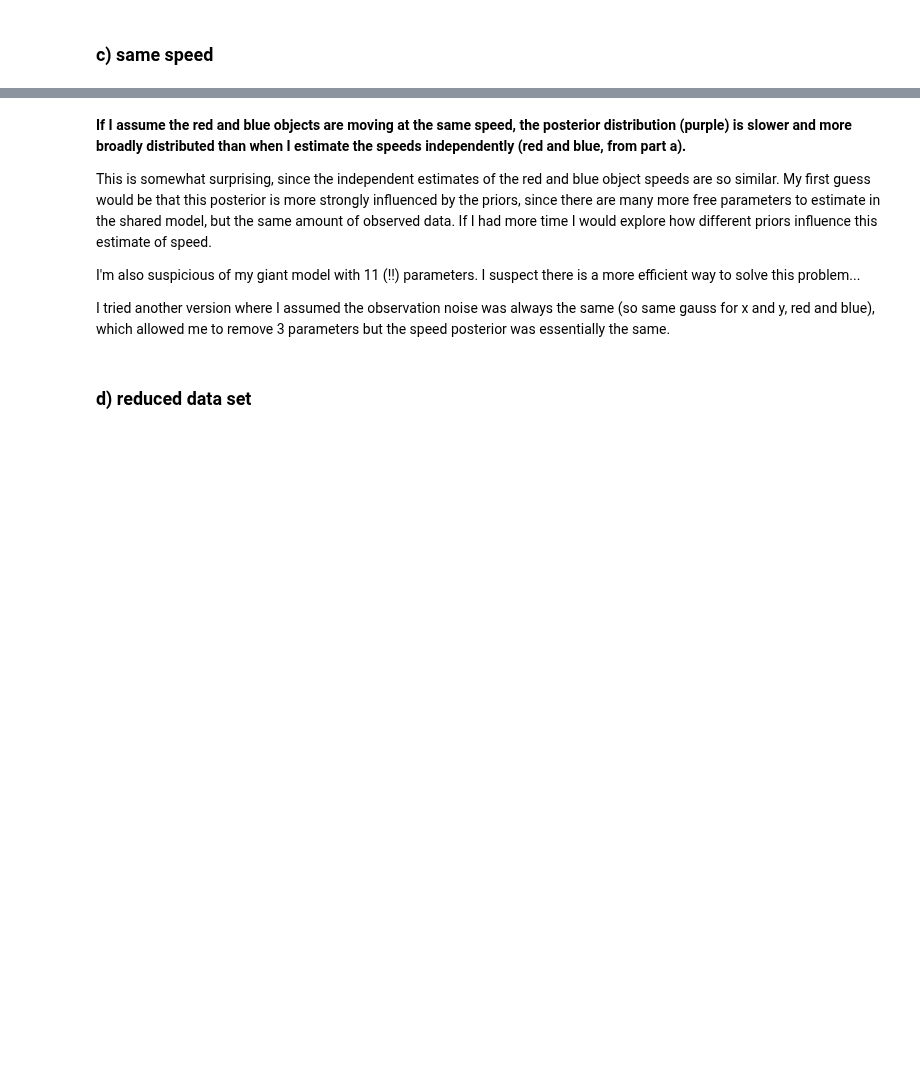
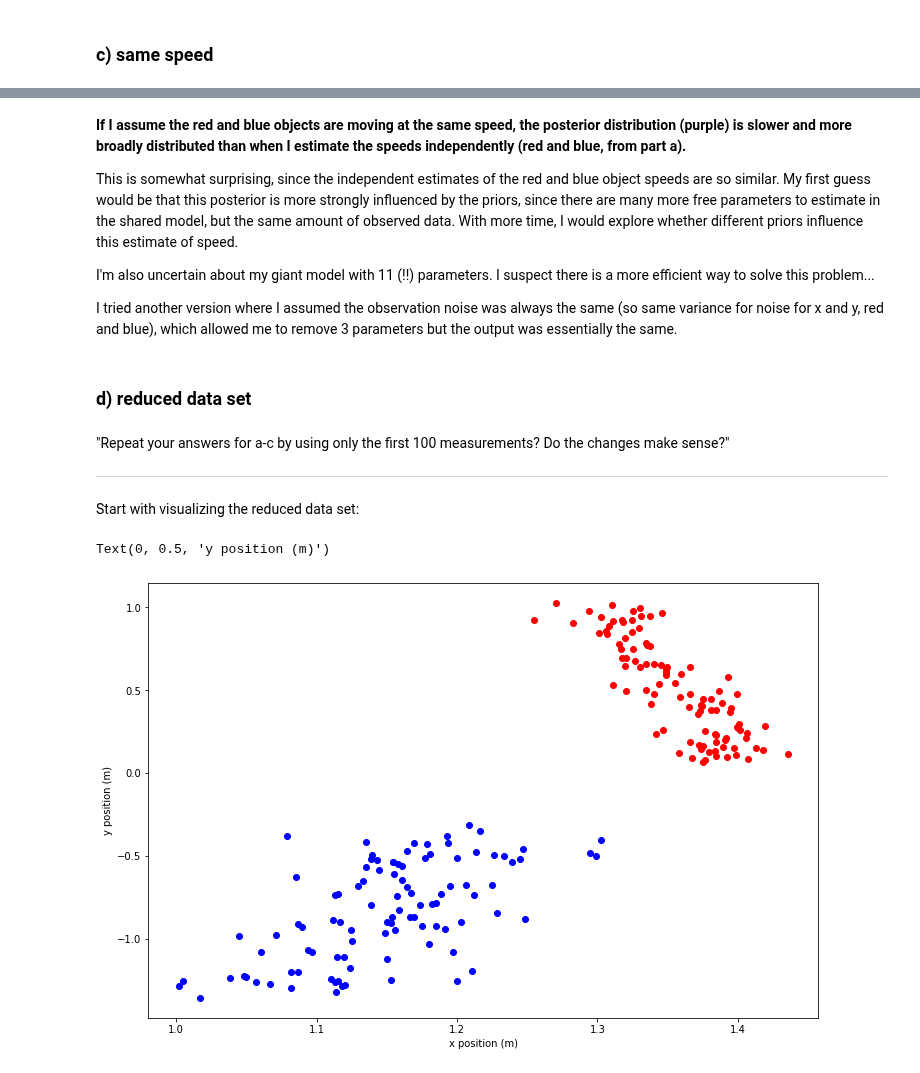
Before and after one commit to zbalewski/python-ay250-homework, a Jupyter notebook: hw_8/hw_8_notebook.ipynb, the cells around one changed output, grey strips where cells are left out. Saved outputs shown, nothing was run; the diff lists cells and outputs as text; code cells hidden in the pictures; blank space fills up the shorter version.

```diff
--- a/hw_8/hw_8_notebook.ipynb
+++ b/hw_8/hw_8_notebook.ipynb
@@ -524,10 +528,30 @@ ax.legend(['shared','red only','blue only'])
 # %% [markdown]
 **If I assume the red and blue objects are moving at the same speed, the posterior distribution (purple) is slower and more broadly distributed than when I estimate the speeds independently (red and blue, from part a).**
 
-This is somewhat surprising, since the independent estimates of the red and blue object speeds are so similar. My first guess would be that this posterior is more strongly influenced by the priors, since there are many more free parameters to estimate in the shared model, but the same amount of observed data. If I had more time I would explore how different priors influence this estimate of speed.
+This is somewhat surprising, since the independent estimates of the red and blue object speeds are so similar. My first guess would be that this posterior is more strongly influenced by the priors, since there are many more free parameters to estimate in the shared model, but the same amount of observed data. With more time, I would explore whether different priors influence this estimate of speed.
 
-I'm also suspicious of my giant model with 11 (!!) parameters. I suspect there is a more efficient way to solve this problem...
+I'm also uncertain about my giant model with 11 (!!) parameters. I suspect there is a more efficient way to solve this problem...
 
-I tried another version where I assumed the observation noise was always the same (so same gauss for x and y, red and blue), which allowed me to remove 3 parameters but the speed posterior was essentially the same.
+I tried another version where I assumed the observation noise was always the same (so same variance for noise for x and y, red and blue), which allowed me to remove 3 parameters but the output was essentially the same.
 # %% [markdown]
 ### d) reduced data set
+# %% [markdown]
+"Repeat your answers for a-c by using only the first 100 measurements? Do the changes make sense?"
+
+----
+
+Start with visualizing the reduced data set:
+# %%
+minidata = data.iloc[:100,:]
+
+# plot the x, y position
+fig = plt.figure(figsize=(12, 8))
+ax = fig.add_subplot()
+
+ax.scatter(minidata["red_pos_X"], minidata["red_pos_Y"], c="r")
+ax.scatter(minidata["blue_pos_X"], minidata["blue_pos_Y"], c="b")
+ax.set_xlabel("x position (m)")
+ax.set_ylabel("y position (m)")
+# %% [output]
+Text(0, 0.5, 'y position (m)')
+[figure, added]
```
Also changed, not shown: parts of 25 cells of this notebook.
